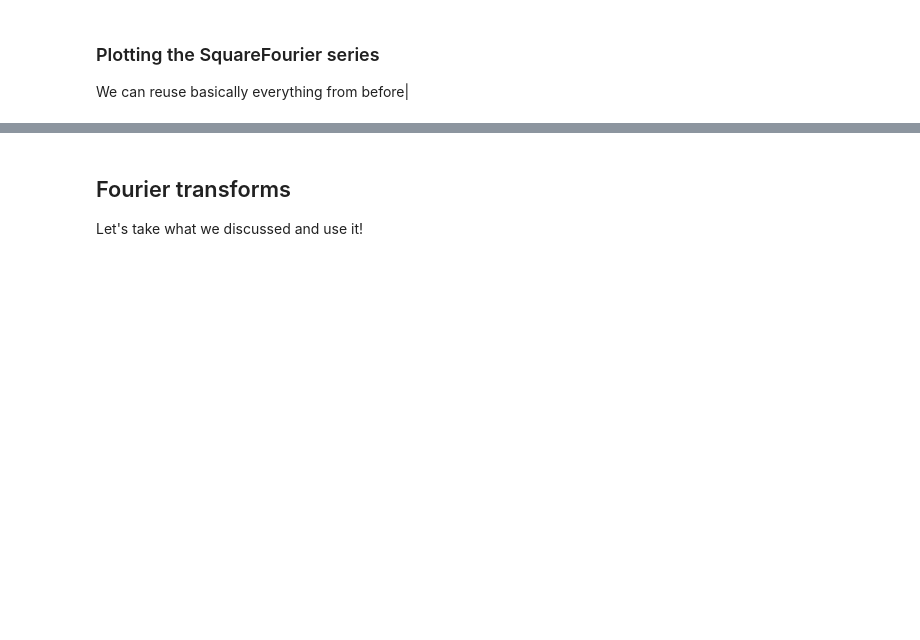
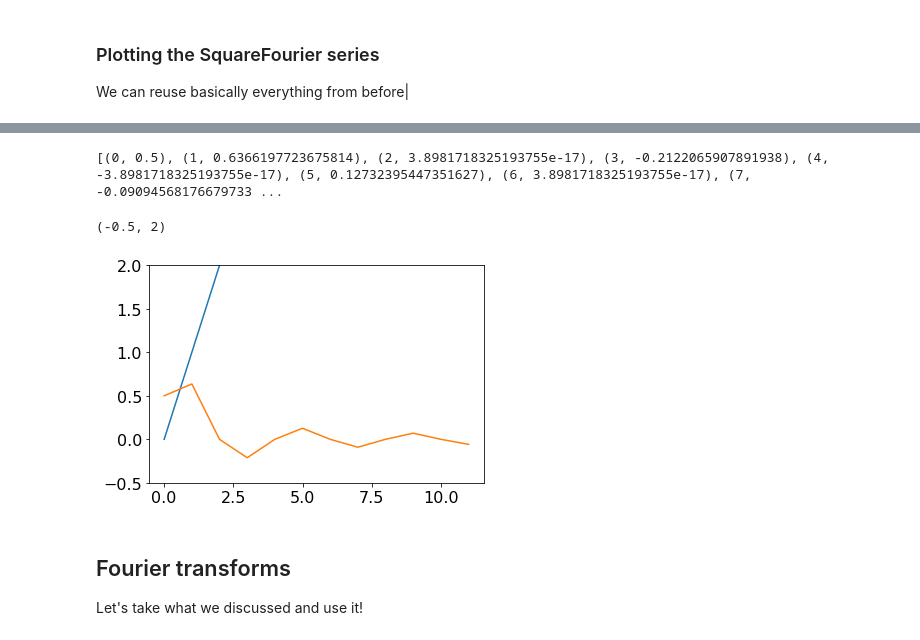
Before and after one commit to UChicagoPhysics/PHYS250, a Jupyter notebook: Examples/Fourier-Transforms-Analysis.ipynb, the cells around one changed output, grey strips where cells are left out. Drawn from its saved outputs; the diff is of its cells as text; code cells hidden in the pictures; blank space fills up the shorter version.

```diff
--- a/Examples/Fourier-Transforms-Analysis.ipynb
+++ b/Examples/Fourier-Transforms-Analysis.ipynb
@@ -136,3 +138,11 @@ plt.show()
+# %%
+print(coeffs)
+plt.plot(coeffs)
+plt.ylim(-0.5, 2)
+# %% [output]
+[(0, 0.5), (1, 0.6366197723675814), (2, 3.8981718325193755e-17), (3, -0.2122065907891938), (4, -3.8981718325193755e-17), (5, 0.12732395447351627), (6, 3.8981718325193755e-17), (7, -0.09094568176679733 ...
+(-0.5, 2)
+[figure, added]
 # %% [markdown]
 ## Fourier transforms
 
```
Also changed, not shown: parts of 2 cells of this notebook, 1 other file.
